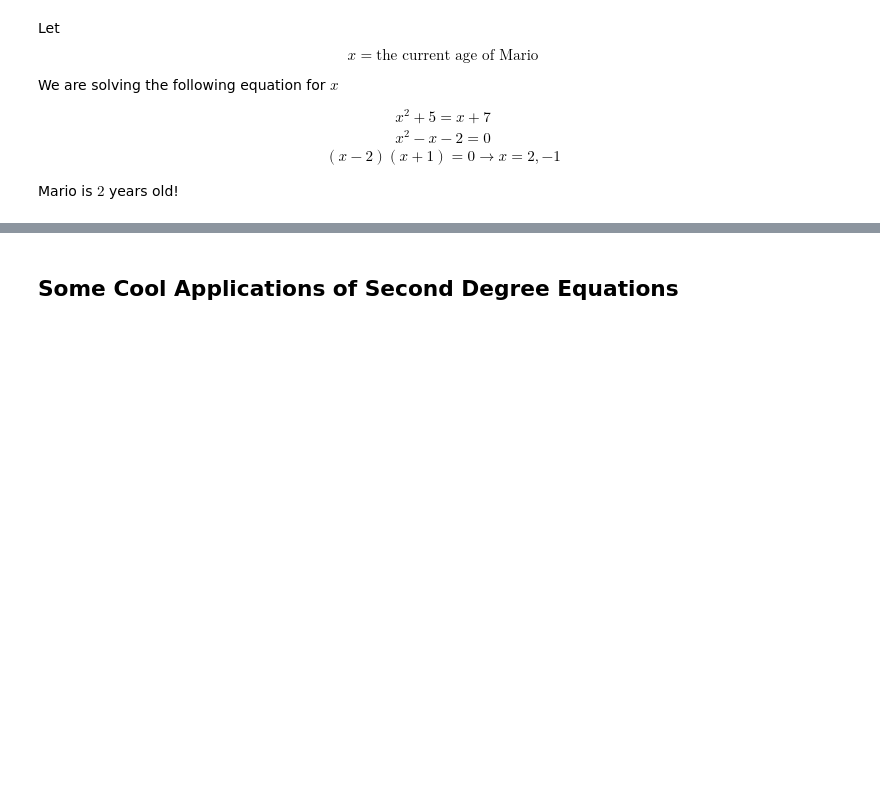
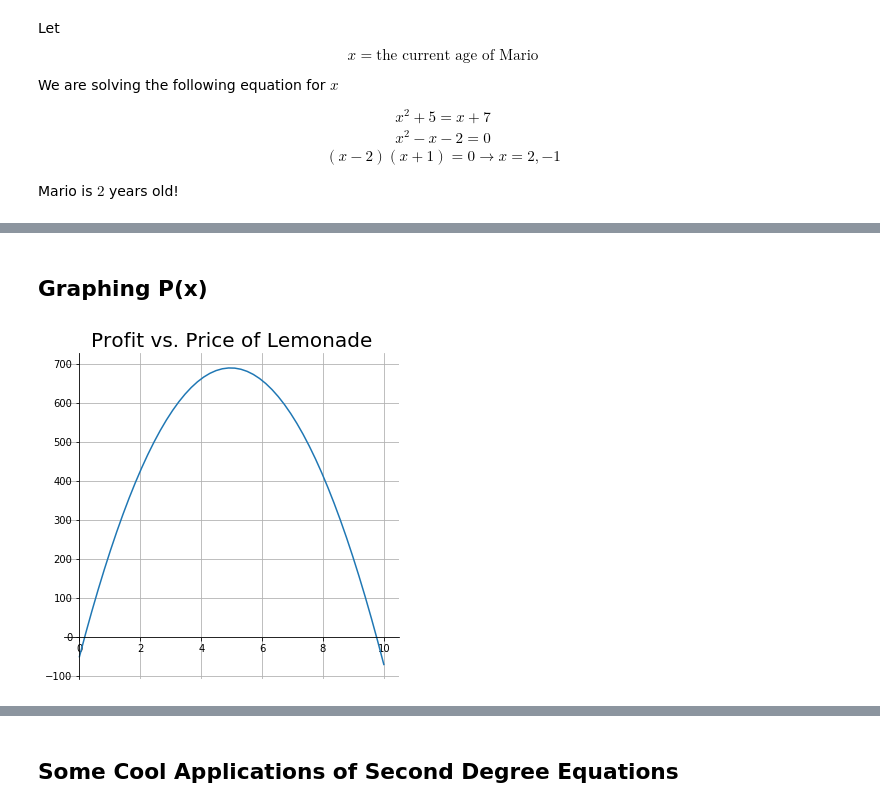
Before and after one commit to MutatedGamer/GTL_Lesson_Plans, a Jupyter notebook: 2nd_deg_equations_4.ipynb, the cells around one changed output, grey strips where cells are left out. Cells and saved outputs as stored; diff of their text form; code cells hidden in the pictures; blank space fills up the shorter version.

```diff
--- a/2nd_deg_equations_4.ipynb
+++ b/2nd_deg_equations_4.ipynb
@@ -53,0 +78,24 @@ Mario is $2$ years old!
+# %% [markdown]
+## Graphing P(x)
+# %%
+x = np.linspace(0, 10)
+y = -30*x**2 + 298*x - 50
+
+fig = plt.figure(figsize=(6, 6))
+ax = fig.add_subplot(111)
+ax.set_title("Profit vs. Price of Lemonade", fontsize=20)
+ax.plot(x, y, markersize=10)
+
+ax.spines['left'].set_position('zero')
+ax.spines['right'].set_color('none')
+ax.spines['bottom'].set_position('zero')
+ax.spines['top'].set_color('none')
+ax.xaxis.set_ticks_position('bottom')
+ax.yaxis.set_ticks_position('left')
+#ax.yaxis.set_major_locator(ticker.MultipleLocator(1))
+
+ax.grid(True)
+
+#ax.set_ylim([0, 40])
+# %% [output]
+[figure, added]
```
Also changed, not shown: parts of 3 cells of this notebook, 7 other files.
